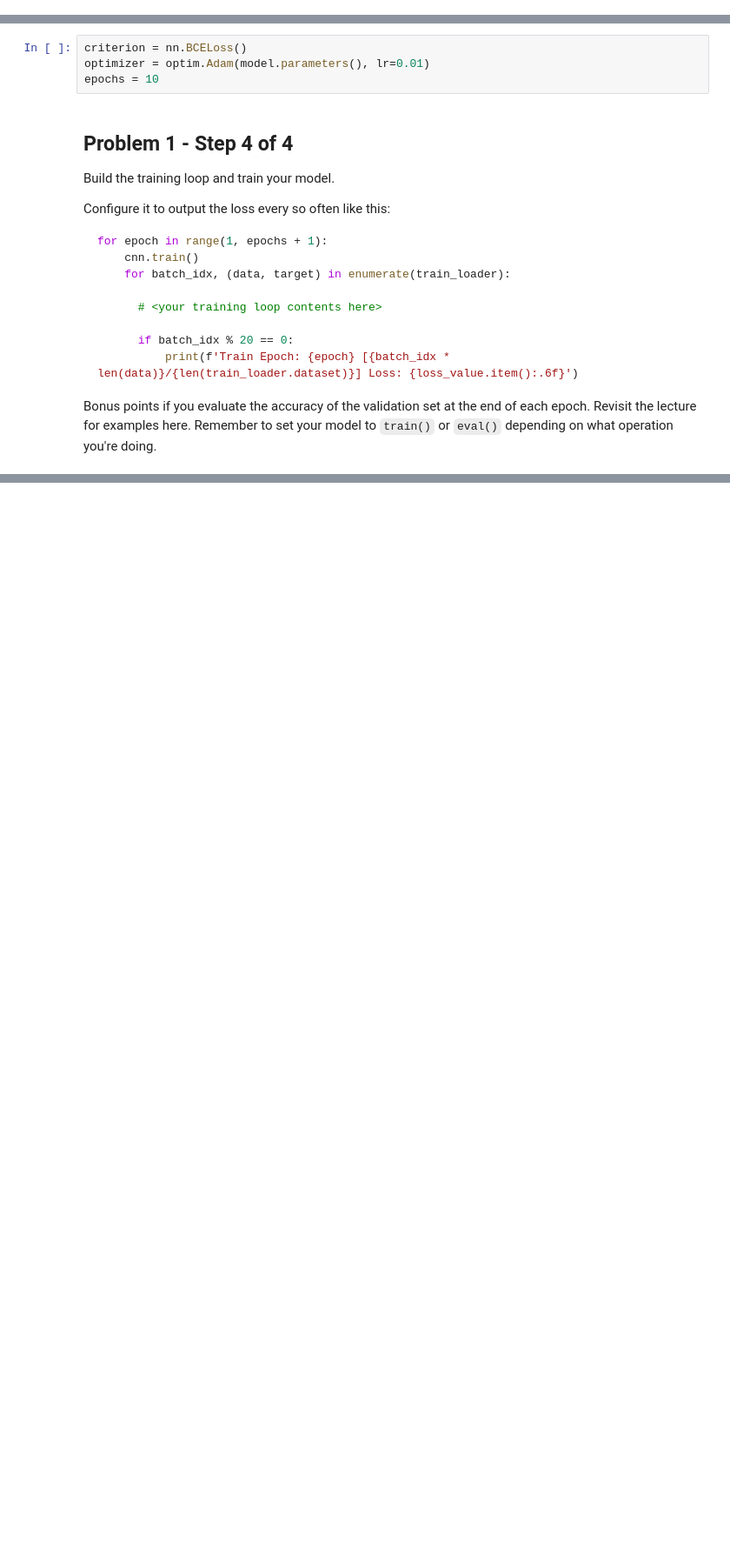
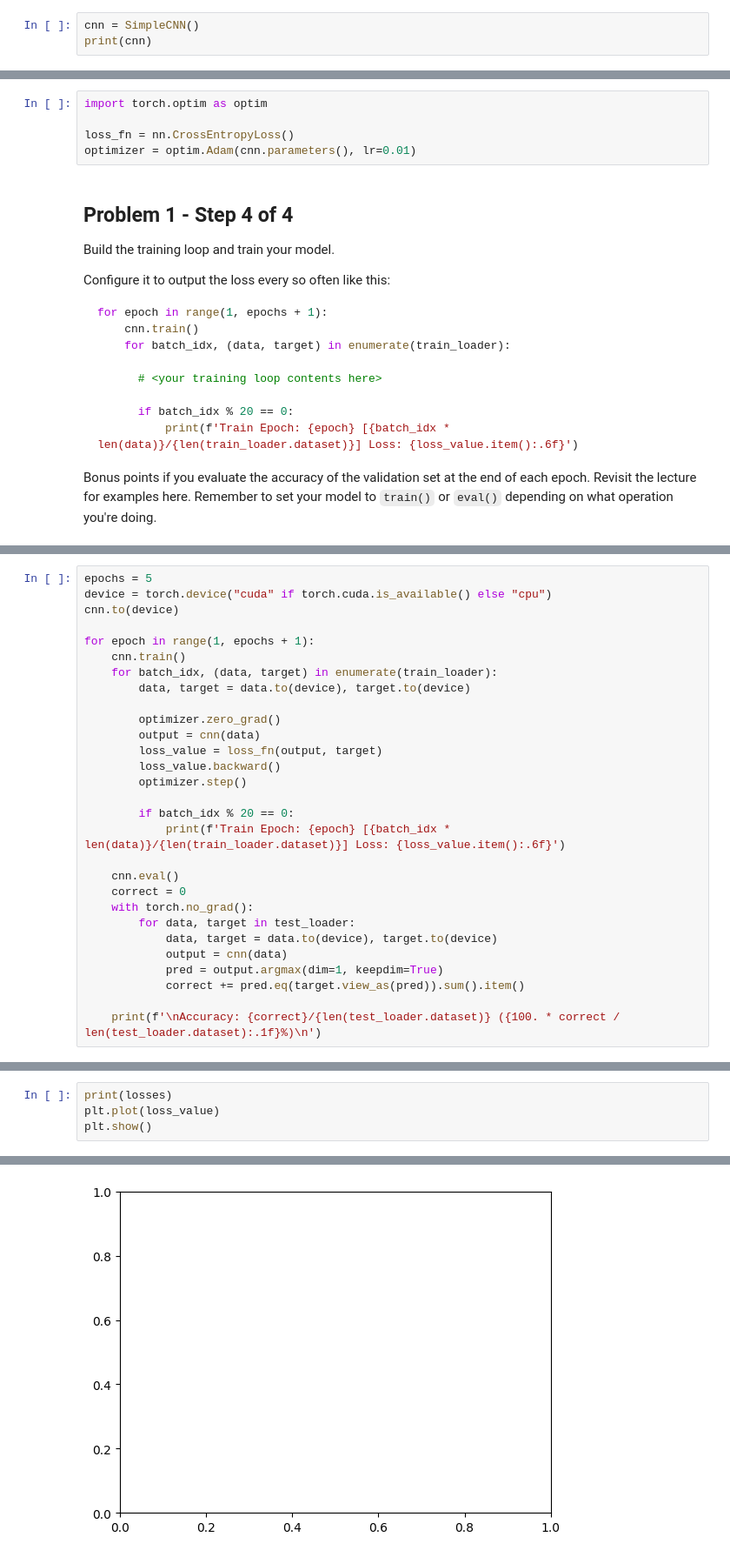
Before and after one commit to AlexanderBrisebois/Session-25, a Jupyter notebook: Day2/DeepLearningProblems.ipynb, the cells around one changed output, grey strips where cells are left out. Shown at 87% size. Saved outputs shown, nothing was run; the diff lists cells and outputs as text; blank space fills up the shorter version.

```diff
--- a/Day2/DeepLearningProblems.ipynb
+++ b/Day2/DeepLearningProblems.ipynb
@@ -231,0 +233,3 @@ SimpleCNN(
+# %%
+cnn = SimpleCNN()
+print(cnn)
@@ -236,9 +258,10 @@ Choose your optimizer and loss function.
 
 Again, you can switch up the loss function, optimizer, and optimizer's learning rate when you tune it, so no need to worry about picking the best ones.
 # %%
-criterion = nn.BCELoss()
-optimizer = optim.Adam(model.parameters(), lr=0.01)
-epochs = 10
+import torch.optim as optim
+
+loss_fn = nn.CrossEntropyLoss()
+optimizer = optim.Adam(cnn.parameters(), lr=0.01)
 # %% [markdown]
 ## Problem 1 - Step 4 of 4
 
@@ -285,0 +284,29 @@ RuntimeError: mat1 and mat2 shapes cannot be multiplied (64x12544 and 1600x128)
+# %%
+epochs = 5
+device = torch.device("cuda" if torch.cuda.is_available() else "cpu")
+cnn.to(device)
+
+for epoch in range(1, epochs + 1):
+    cnn.train()
+    for batch_idx, (data, target) in enumerate(train_loader):
+        data, target = data.to(device), target.to(device)
+
+        optimizer.zero_grad()
+        output = cnn(data)
+        loss_value = loss_fn(output, target)
+        loss_value.backward()
+        optimizer.step()
+
+        if batch_idx % 20 == 0:
+            print(f'Train Epoch: {epoch} [{batch_idx * len(data)}/{len(train_loader.dataset)}] Loss: {loss_value.item():.6f}')
+
+    cnn.eval()
+    correct = 0
+    with torch.no_grad():
+        for data, target in test_loader:
+            data, target = data.to(device), target.to(device)
+            output = cnn(data)
+            pred = output.argmax(dim=1, keepdim=True)
+            correct += pred.eq(target.view_as(pred)).sum().item()
+
+    print(f'\nAccuracy: {correct}/{len(test_loader.dataset)} ({100. * correct / len(test_loader.dataset):.1f}%)\n')
@@ -285,0 +331,5 @@ RuntimeError: mat1 and mat2 shapes cannot be multiplied (64x12544 and 1600x128)
+# %%
+print(losses)
+plt.plot(loss_value)
+plt.show()
+# %% [output]
@@ -286,3 +338,4 @@ RuntimeError: mat1 and mat2 shapes cannot be multiplied (64x12544 and 1600x128)
+[figure, added]
 # %% [markdown]
 ## Problem 2
 
```
Also changed, not shown: parts of 8 cells of this notebook.
